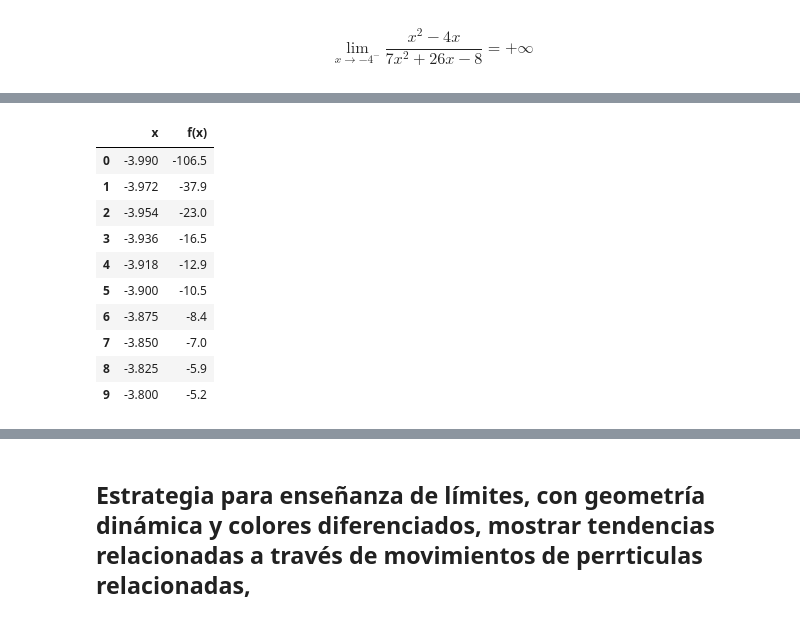
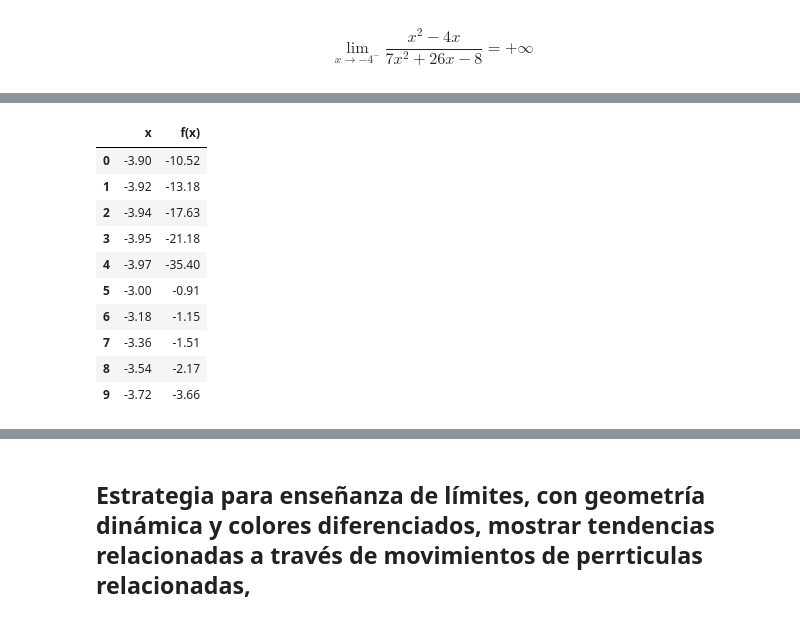
Before and after one commit to marco-canas/investigacion_en_asesoria, a Jupyter notebook: 2_secuencia_accion/2_Diseño_Proceso_IAE/Intervencion/9_calculo_diferencial/1_limites_infinitos.ipynb, the cells around one changed output, grey strips where cells are left out. Cells and saved outputs as stored; diff of their text form; code cells hidden in the pictures.

```diff
--- a/2_secuencia_accion/2_Diseño_Proceso_IAE/Intervencion/9_calculo_diferencial/1_limites_infinitos.ipynb
+++ b/2_secuencia_accion/2_Diseño_Proceso_IAE/Intervencion/9_calculo_diferencial/1_limites_infinitos.ipynb
@@ -294,20 +294,20 @@ def f(x):
     return (x**2 - 4*x) / (7*x**2 + 26*x - 8)
 
 # Crear valores cercanos a x = -4, evitando exactamente x = -4 para evitar división por cero
-x_vals = np.concatenate([
+x_vals = np.round(np.concatenate([
     np.linspace(-5, -4.1, 5, endpoint=False),
     np.linspace(-4.1, -4.01, 5, endpoint=False),
     np.linspace(-4.001, -4.00001, 10, endpoint=False),
-
-
+    np.linspace(-399, -3.999, 5, endpoint=False),
+    np.linspace(-3.9, -3.99, 5, endpoint=False),
     np.linspace(-3, -3.9, 5, endpoint=False),
-    ])
+    ]), 2)
 x_vals_izq = x_vals[x_vals < -4]
 # Evaluar la función
-y_vals = np.round(f(x_vals_izq),2)
+y_vals = np.round(f(x_vals),2)
 
 # Crear el DataFrame
-df_asintotico_izq = pd.DataFrame({'x': x_vals_izq, 'f(x)': y_vals})
-df_asintotico_izq
+df_asintotico = pd.DataFrame({'x': x_vals, 'f(x)': y_vals})
+df_asintotico
 # %% [output]
 |  | x | f(x) |
@@ -349,20 +354,24 @@ df_izq
 # %%
 # Seleccionar solo los valores de x mayores a -4 (vecindad por la derecha)
-df_der = df_asintotico[df_asintotico['x'] > -4].copy()
-df_der.reset_index(drop=True, inplace=True)
-df_der
+x_vals_der = x_vals[x_vals > -4]
+# Evaluar la función
+y_vals = np.round(f(x_vals_der),2)
+
+# Crear el DataFrame
+df_asintotico_der = pd.DataFrame({'x': x_vals_der, 'f(x)': y_vals})
+df_asintotico_der
 # %% [output]
 |  | x | f(x) |
-| 0 | -3.990 | -106.5 |
-| 1 | -3.972 | -37.9 |
-| 2 | -3.954 | -23.0 |
-| 3 | -3.936 | -16.5 |
-| 4 | -3.918 | -12.9 |
-| 5 | -3.900 | -10.5 |
-| 6 | -3.875 | -8.4 |
-| 7 | -3.850 | -7.0 |
-| 8 | -3.825 | -5.9 |
-| 9 | -3.800 | -5.2 |
+| 0 | -3.90 | -10.52 |
+| 1 | -3.92 | -13.18 |
+| 2 | -3.94 | -17.63 |
+| 3 | -3.95 | -21.18 |
+| 4 | -3.97 | -35.40 |
+| 5 | -3.00 | -0.91 |
+| 6 | -3.18 | -1.15 |
+| 7 | -3.36 | -1.51 |
+| 8 | -3.54 | -2.17 |
+| 9 | -3.72 | -3.66 |
 # %%
 import matplotlib.pyplot as plt
 
```
Also changed, not shown: parts of 5 cells of this notebook.
